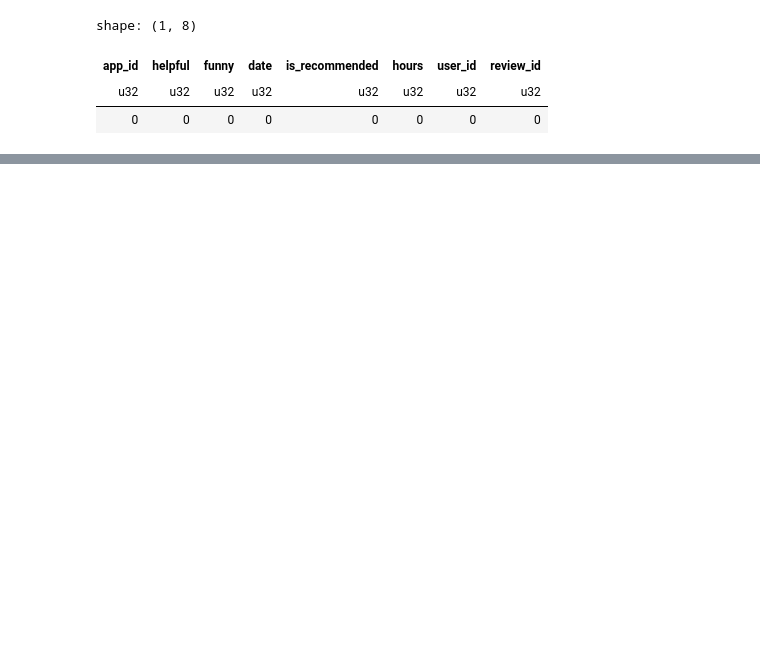
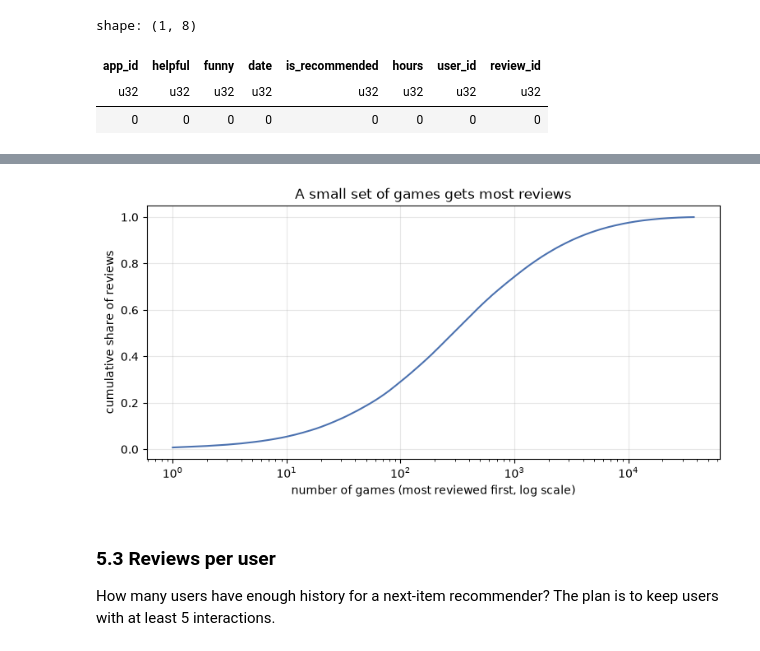
Before and after one commit to Ayumii-ww/steam-recommender, a Jupyter notebook: notebooks/01_eda.ipynb, the cells around one changed output, grey strips where cells are left out. Saved outputs shown, nothing was run; the diff lists cells and outputs as text; code cells hidden in the pictures; blank space fills up the shorter version.

```diff
--- a/notebooks/01_eda.ipynb
+++ b/notebooks/01_eda.ipynb
@@ -147,0 +213,13 @@ shape: (1, 5)
+# %%
+per_game = (
+    recs.group_by("app_id")
+    .len()
+    .sort("len", descending=True)
+    .collect(engine="streaming")
+)
+total = per_game["len"].sum()
+
+pl.DataFrame({
+    "top_n_games": [100, 1_000, 5_000, 10_000],
+    "share_of_reviews": [per_game["len"][:n].sum() / total for n in [100, 1_000, 5_000, 10_000]],
+})
@@ -147,0 +253,16 @@ shape: (1, 5)
+# %%
+cum_share = per_game["len"].cum_sum() / total
+
+fig, ax = plt.subplots()
+ax.plot(range(1, len(cum_share) + 1), cum_share, color="#4C72B0")
+ax.set_xscale("log")
+ax.set_xlabel("number of games (most reviewed first, log scale)")
+ax.set_ylabel("cumulative share of reviews")
+ax.set_title("A small set of games gets most reviews")
+ax.grid(alpha=0.3)
+plt.show()
+# %% [output]
+[figure, added]
+# %% [markdown]
+### 5.3 Reviews per user
+How many users have enough history for a next-item recommender? The plan is to keep users with at least 5 interactions.
```
Also changed, not shown: parts of 40 cells of this notebook.
